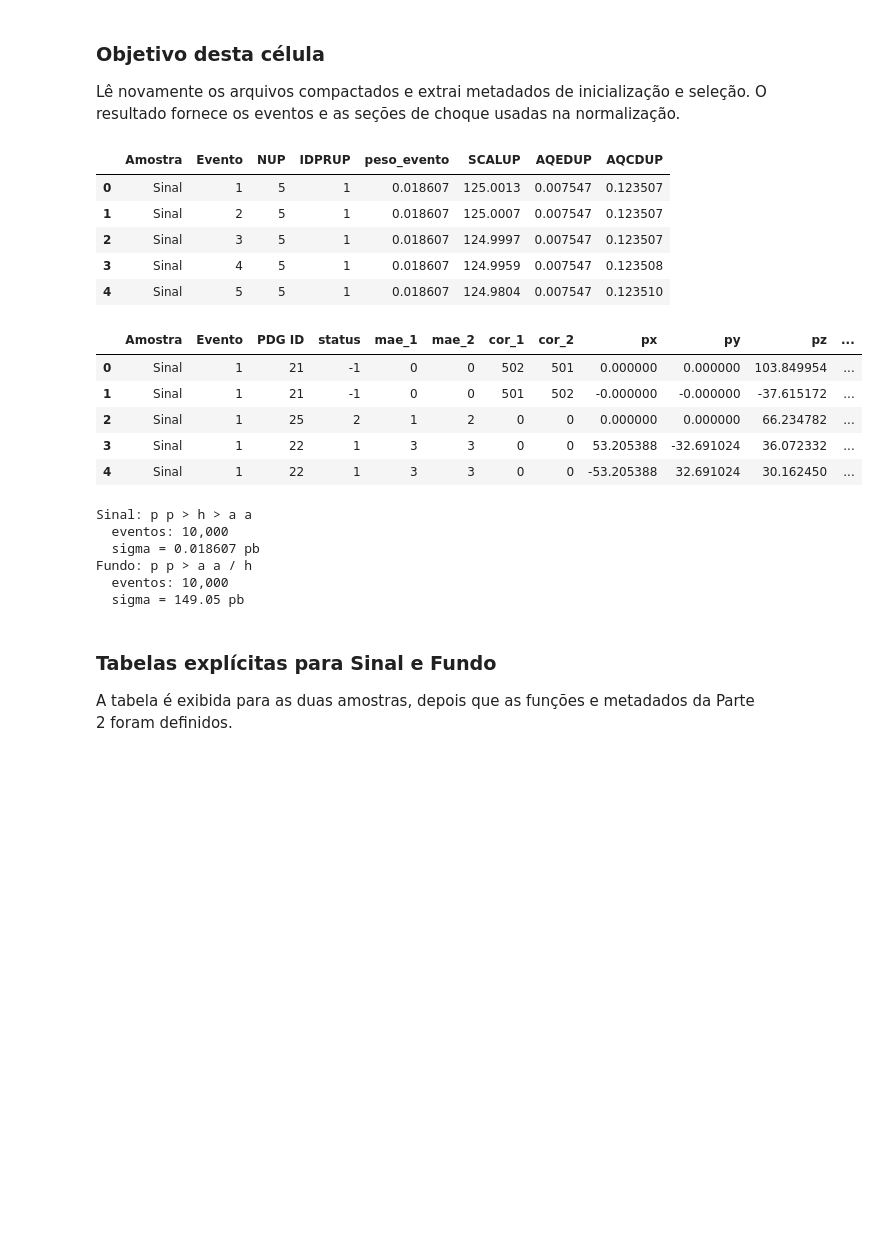
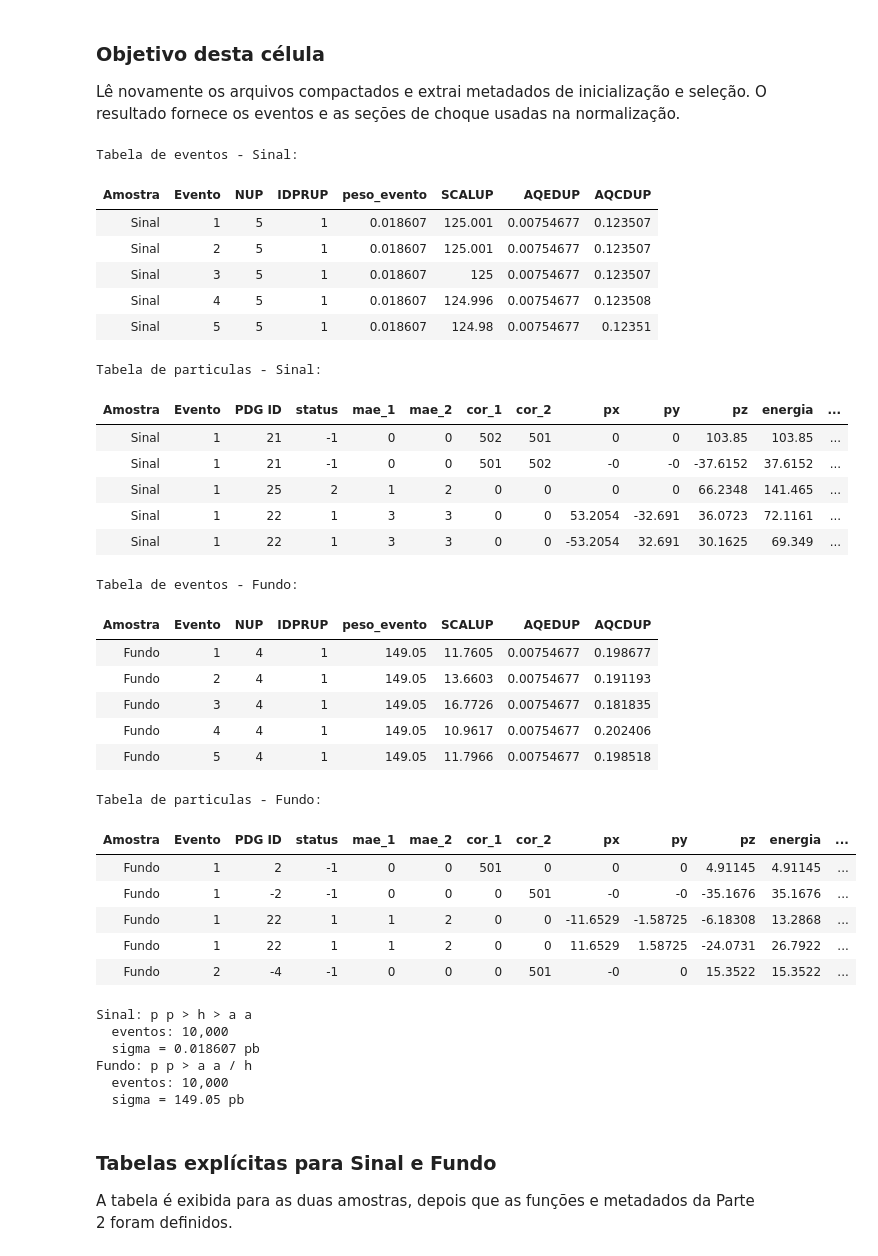
Before and after one commit to FIS01214/analise-swan, a Jupyter notebook: notebooks/analise-consolidada-dataframe-executado.ipynb, the cells around one changed output. Cells and saved outputs as stored; diff of their text form; code cells hidden in the pictures; blank space fills up the shorter version.

```diff
--- a/notebooks/analise-consolidada-dataframe-executado.ipynb
+++ b/notebooks/analise-consolidada-dataframe-executado.ipynb
@@ -334,8 +334,11 @@ def ler_lhe_para_dataframes(arquivos):
     return eventos_df, particulas_df
 
 eventos_df, particulas_df = ler_lhe_para_dataframes(ARQUIVOS)
-display(eventos_df.head())
-display(particulas_df.head())
+for amostra in ("Sinal", "Fundo"):
+    print(f"\nTabela de eventos - {amostra}:")
+    display(eventos_df.loc[eventos_df["Amostra"] == amostra].head())
+    print(f"Tabela de particulas - {amostra}:")
+    display(particulas_df.loc[particulas_df["Amostra"] == amostra].head())
 
 @dataclass(frozen=True)
 class Particula:
@@ -1384,53 +1451,72 @@ def converter_dataframes_para_eventos(eventos_df, particulas_df):
             partes = tabela_particulas_amostra[tabela_particulas_amostra["Evento"] == linha_evento.Evento]
             particulas = tuple(
                 Particula(
                     pdg_id=int(linha["PDG ID"]), status=int(linha["status"]),
                     mae_1=int(linha["mae_1"]), mae_2=int(linha["mae_2"]),
                     cor_1=int(linha["cor_1"]), cor_2=int(linha["cor_2"]),
                     px=float(linha["px"]), py=float(linha["py"]), pz=float(linha["pz"]),
                     energia=float(linha["energia"]), massa=float(linha["massa"]),
                     tempo_vida=float(linha["tempo_vida"]), spin=float(linha["spin"]),
                 )
                 for _, linha in partes.iterrows()
             )
             dados = linha_evento._asdict()
             lista.append(Evento(
                 processo_id=int(dados["IDPRUP"]), peso=float(dados["peso_evento"]),
                 escala=float(dados["SCALUP"]), alpha_qed=float(dados["AQEDUP"]),
                 alpha_qcd=float(dados["AQCDUP"]), particulas=particulas,
             ))
         eventos_por_amostra[amostra] = lista
     return eventos_por_amostra
 
 metadados = {amostra: extrair_init(caminho) for amostra, caminho in ARQUIVOS.items()}
 eventos_df, particulas_df = ler_lhe_para_dataframes(ARQUIVOS)
 eventos = converter_dataframes_para_eventos(eventos_df, particulas_df)
 
-display(eventos_df.head())
-display(particulas_df.head())
+for amostra in ("Sinal", "Fundo"):
+    print(f"\nTabela de eventos - {amostra}:")
+    display(eventos_df.loc[eventos_df["Amostra"] == amostra].head())
+    print(f"Tabela de particulas - {amostra}:")
+    display(particulas_df.loc[particulas_df["Amostra"] == amostra].head())
 for amostra, caminho in ARQUIVOS.items():
     print(f"{amostra}: {extrair_processo_madgraph(caminho)}")
     print(f"  eventos: {len(eventos[amostra]):,}")
     print(f"  sigma = {metadados[amostra]['sigma_pb']:.6g} pb")
 # %% [output]
+Tabela de eventos - Sinal:
-|  | Amostra | Evento | NUP | IDPRUP | peso_evento | SCALUP | AQEDUP | AQCDUP |
-| 0 | Sinal | 1 | 5 | 1 | 0.018607 | 125.0013 | 0.007547 | 0.123507 |
-| 1 | Sinal | 2 | 5 | 1 | 0.018607 | 125.0007 | 0.007547 | 0.123507 |
-| 2 | Sinal | 3 | 5 | 1 | 0.018607 | 124.9997 | 0.007547 | 0.123507 |
-| 3 | Sinal | 4 | 5 | 1 | 0.018607 | 124.9959 | 0.007547 | 0.123508 |
-| 4 | Sinal | 5 | 5 | 1 | 0.018607 | 124.9804 | 0.007547 | 0.123510 |
+| Amostra | Evento | NUP | IDPRUP | peso_evento | SCALUP | AQEDUP | AQCDUP |
+| Sinal | 1 | 5 | 1 | 0.018607 | 125.001 | 0.00754677 | 0.123507 |
+| Sinal | 2 | 5 | 1 | 0.018607 | 125.001 | 0.00754677 | 0.123507 |
+| Sinal | 3 | 5 | 1 | 0.018607 | 125 | 0.00754677 | 0.123507 |
+| Sinal | 4 | 5 | 1 | 0.018607 | 124.996 | 0.00754677 | 0.123508 |
+| Sinal | 5 | 5 | 1 | 0.018607 | 124.98 | 0.00754677 | 0.12351 |
+Tabela de particulas - Sinal:
-|  | Amostra | Evento | PDG ID | status | mae_1 | mae_2 | cor_1 | cor_2 | px | py | pz | ... |
-| 0 | Sinal | 1 | 21 | -1 | 0 | 0 | 502 | 501 | 0.000000 | 0.000000 | 103.849954 | ... |
-| 1 | Sinal | 1 | 21 | -1 | 0 | 0 | 501 | 502 | -0.000000 | -0.000000 | -37.615172 | ... |
-| 2 | Sinal | 1 | 25 | 2 | 1 | 2 | 0 | 0 | 0.000000 | 0.000000 | 66.234782 | ... |
-| 3 | Sinal | 1 | 22 | 1 | 3 | 3 | 0 | 0 | 53.205388 | -32.691024 | 36.072332 | ... |
-| 4 | Sinal | 1 | 22 | 1 | 3 | 3 | 0 | 0 | -53.205388 | 32.691024 | 30.162450 | ... |
+| Amostra | Evento | PDG ID | status | mae_1 | mae_2 | cor_1 | cor_2 | px | py | pz | energia | ... |
+| Sinal | 1 | 21 | -1 | 0 | 0 | 502 | 501 | 0 | 0 | 103.85 | 103.85 | ... |
+| Sinal | 1 | 21 | -1 | 0 | 0 | 501 | 502 | -0 | -0 | -37.6152 | 37.6152 | ... |
+| Sinal | 1 | 25 | 2 | 1 | 2 | 0 | 0 | 0 | 0 | 66.2348 | 141.465 | ... |
+| Sinal | 1 | 22 | 1 | 3 | 3 | 0 | 0 | 53.2054 | -32.691 | 36.0723 | 72.1161 | ... |
+| Sinal | 1 | 22 | 1 | 3 | 3 | 0 | 0 | -53.2054 | 32.691 | 30.1625 | 69.349 | ... |
-Sinal: p p > h > a a
-  eventos: 10,000
-  sigma = 0.018607 pb
-Fundo: p p > a a / h
-  eventos: 10,000
-  sigma = 149.05 pb
+Tabela de eventos - Fundo:
+| Amostra | Evento | NUP | IDPRUP | peso_evento | SCALUP | AQEDUP | AQCDUP |
+| Fundo | 1 | 4 | 1 | 149.05 | 11.7605 | 0.00754677 | 0.198677 |
+| Fundo | 2 | 4 | 1 | 149.05 | 13.6603 | 0.00754677 | 0.191193 |
+| Fundo | 3 | 4 | 1 | 149.05 | 16.7726 | 0.00754677 | 0.181835 |
+| Fundo | 4 | 4 | 1 | 149.05 | 10.9617 | 0.00754677 | 0.202406 |
+| Fundo | 5 | 4 | 1 | 149.05 | 11.7966 | 0.00754677 | 0.198518 |
+Tabela de particulas - Fundo:
+| Amostra | Evento | PDG ID | status | mae_1 | mae_2 | cor_1 | cor_2 | px | py | pz | energia | ... |
+| Fundo | 1 | 2 | -1 | 0 | 0 | 501 | 0 | 0 | 0 | 4.91145 | 4.91145 | ... |
+| Fundo | 1 | -2 | -1 | 0 | 0 | 0 | 501 | -0 | -0 | -35.1676 | 35.1676 | ... |
+| Fundo | 1 | 22 | 1 | 1 | 2 | 0 | 0 | -11.6529 | -1.58725 | -6.18308 | 13.2868 | ... |
+| Fundo | 1 | 22 | 1 | 1 | 2 | 0 | 0 | 11.6529 | 1.58725 | -24.0731 | 26.7922 | ... |
+| Fundo | 2 | -4 | -1 | 0 | 0 | 0 | 501 | -0 | 0 | 15.3522 | 15.3522 | ... |
+Sinal: p p > h > a a
+  eventos: 10,000
+  sigma = 0.018607 pb
+Fundo: p p > a a / h
+  eventos: 10,000
+  sigma = 149.05 pb
 # %% [markdown]
 ### Tabelas explícitas para Sinal e Fundo
 
```
Also changed, not shown: parts of 5 cells of this notebook, 2 other files.
